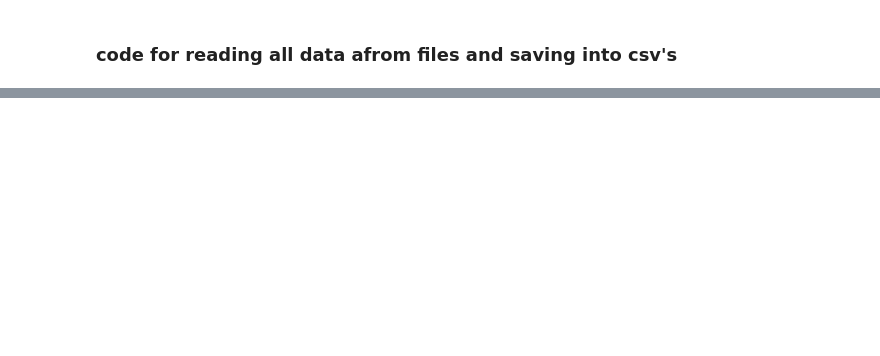
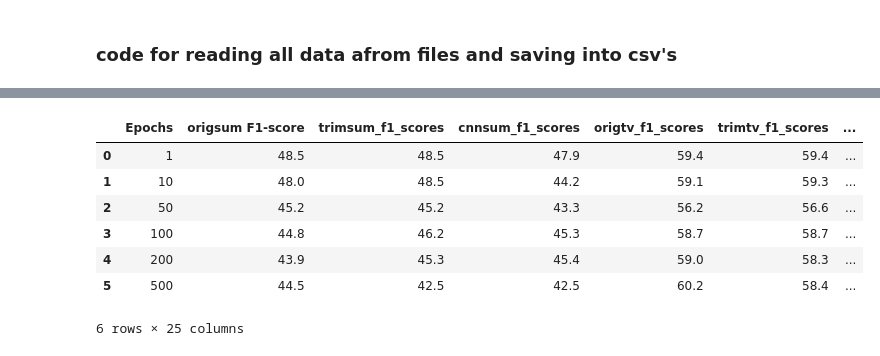
Before and after one commit to abdulsaboor938/CV-Project, a Jupyter notebook: Results txts/code.ipynb, the cells around one changed output, grey strips where cells are left out. Drawn from its saved outputs; the diff is of its cells as text; code cells hidden in the pictures; blank space fills up the shorter version.

```diff
--- a/Results txts/code.ipynb
+++ b/Results txts/code.ipynb
@@ -148,30 +140,41 @@ with open ('cnntvlogs.txt', 'r') as f:
 data = {
     'Epochs': epochs,
     'origsum F1-score': f1_scores,
-    'origtv F1-score': origtv_f1_scores,
-    'trimsum F1-score': trimsum_f1_scores,
-    'trimtv F1-score': trimtv_f1_scores,
-    'cnnsum F1-score': cnnsum_f1_scores,
-    'cnntv F1-score': cnntv_f1_scores,
+    'trimsum_f1_scores': trimsum_f1_scores,
+    'cnnsum_f1_scores': cnnsum_f1_scores,
+    'origtv_f1_scores': origtv_f1_scores,
+    'trimtv_f1_scores': trimtv_f1_scores,
+    'cnntv_f1_scores': cnntv_f1_scores,
     'origsum Kendal': kendal,
-    'origtv Kendal': origtv_kendal,
-    'trimsum Kendal': trimsum_kendal,
-    'trimtv Kendal': trimtv_kendal,
-    'cnnsum Kendal': cnnsum_kendal,
-    'cnntv Kendal': cnntv_kendal,
+    'trimsum_kendal': trimsum_kendal,
+    'cnnsum_kendal': cnnsum_kendal,
+    'origtv_kendal': origtv_kendal,
+    'trimtv_kendal': trimtv_kendal,
+    'cnntv_kendal': cnntv_kendal,
     'origsum Spear': spear,
-    'origtv Spear': origtv_spear,
-    'trimsum Spear': trimsum_spear,
-    'trimtv Spear': trimtv_spear,
-    'cnnsum Spear': cnnsum_spear,
-    'cnntv Spear': cnntv_spear,
-    'origsum Total Time': total_times,
-    'origtv Total Time': origtv_total_times,
-    'trimsum Total Time': trimsum_total_times,
-    'trimtv Total Time': trimtv_total_times,
-    'cnnsum Total Time': cnnsum_total_times,
-    'cnntv Total Time': cnntv_total_times
+    'trimsum_spear': trimsum_spear,
+    'cnnsum_spear': cnnsum_spear,
+    'origtv_spear': origtv_spear,
+    'trimtv_spear': trimtv_spear,
+    'cnntv_spear': cnntv_spear,
+    'origsum_total_times': total_times,
+    'trimsum_total_times': trimsum_total_times,
+    'cnnsum_total_times': cnnsum_total_times,
+    'origtv_total_times': origtv_total_times,
+    'trimtv_total_times': trimtv_total_times,
+    'cnntv_total_times': cnntv_total_times,
     }
 
 df = pd.DataFrame(data)
 df.to_csv('results.csv', index=False)
+# %%
+df
+# %% [output]
+|  | Epochs | origsum F1-score | trimsum_f1_scores | cnnsum_f1_scores | origtv_f1_scores | trimtv_f1_scores | ... |
+| 0 | 1 | 48.5 | 48.5 | 47.9 | 59.4 | 59.4 | ... |
+| 1 | 10 | 48.0 | 48.5 | 44.2 | 59.1 | 59.3 | ... |
+| 2 | 50 | 45.2 | 45.2 | 43.3 | 56.2 | 56.6 | ... |
+| 3 | 100 | 44.8 | 46.2 | 45.3 | 58.7 | 58.7 | ... |
+| 4 | 200 | 43.9 | 45.3 | 45.4 | 59.0 | 58.3 | ... |
+| 5 | 500 | 44.5 | 42.5 | 42.5 | 60.2 | 58.4 | ... |
+6 rows × 25 columns
```
Also changed, not shown: parts of 4 cells of this notebook.
